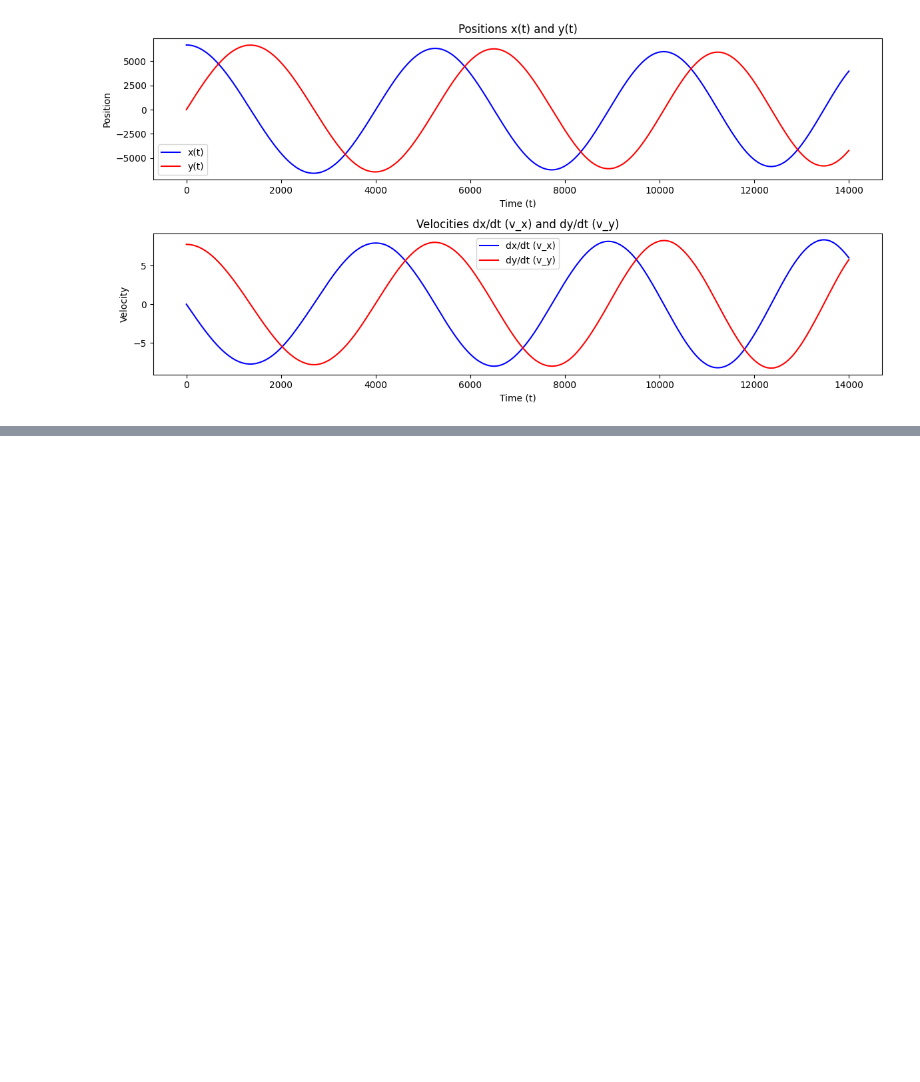
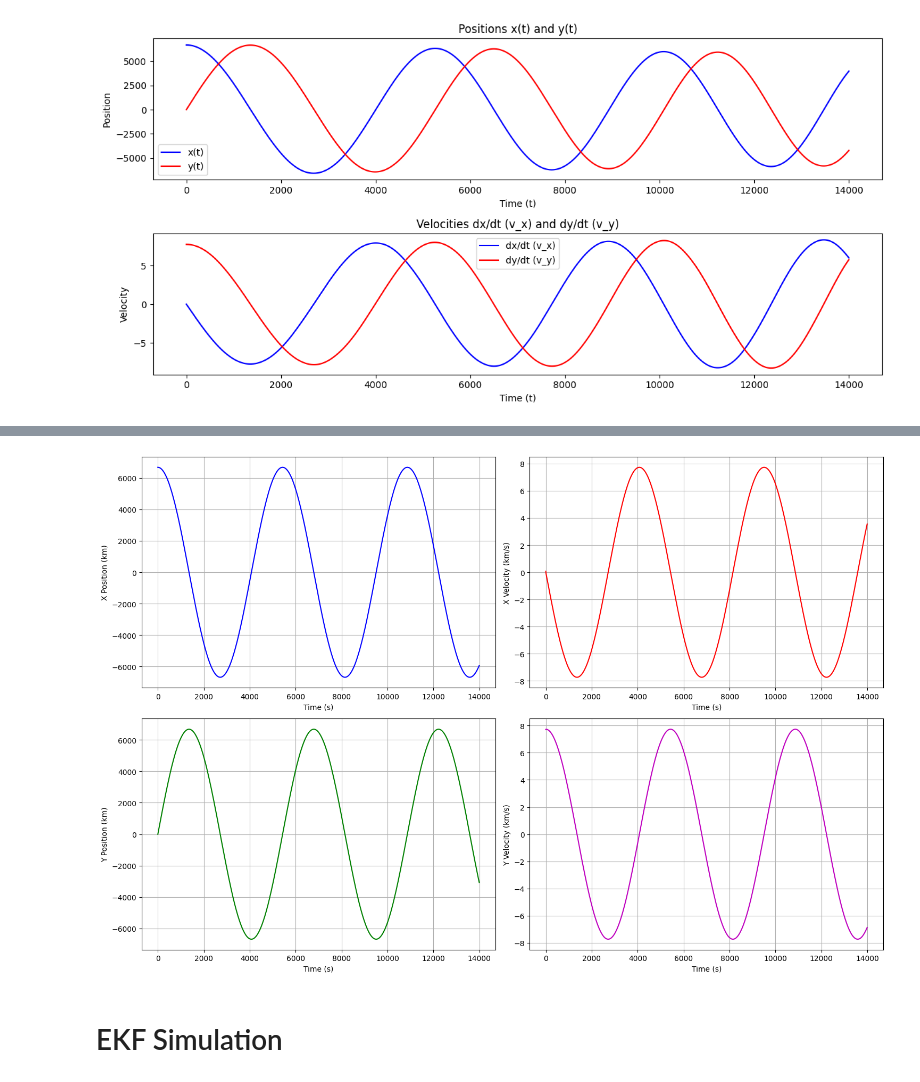
Before and after one commit to almustaphasilvester/asen-5044-final-project, a Jupyter notebook: FinalProject.ipynb, the cells around one changed output, grey strips where cells are left out. Cells and saved outputs as stored; diff of their text form; code cells hidden in the pictures; blank space fills up the shorter version.

```diff
--- a/FinalProject.ipynb
+++ b/FinalProject.ipynb
@@ -17,7 +17,7 @@ Re = 6378 # km
 ## Define Tracking Station Functions
 # %%
 def theta(i):
-    return (i - 1)*(np.pi/6)
+    return (i)*(np.pi/6)
 
 def xs(t, i):
     return Re*np.cos(w * t + theta(i))
@@ -294,0 +436,9 @@ plt.show()
+# %%
+# Calculate A, B, C, D at Nominal Points
+def get_nominal_points(t, T):
+    theta_nom = (t/T)*(2*np.pi)
+    x = np.cos(theta_nom) * x0
+    y = np.sin(theta_nom) * x0
+    xd = -1*np.sin(theta_nom) * x0 * (u/x0**3)**(1/2)
+    yd = np.cos(theta_nom) * x0 * (u/x0**3)**(1/2)
+    return x, y, xd, yd
@@ -294,0 +690,9 @@ plt.show()
+# %%
+# Define Initial Conditions
+mu_static = 398600
+w = 2*np.pi/86400
+Re = 6378
+x0 = 6678
+xd0 = 0
+y0 = 0
+yd0 = x0*((mu_static/x0**3)**(1/2))
@@ -294,0 +729,42 @@ plt.show()
+# %%
+import matplotlib.pyplot as plt
+
+# Convert x_history to numpy array for easier plotting
+x_history_array = np.array(x_history)
+
+# Create time vector
+t = np.arange(0, len(x_history)*10, 10)
+
+# Create subplots
+fig, ((ax1, ax2), (ax3, ax4)) = plt.subplots(2, 2, figsize=(15, 10))
+
+# Plot x position
+ax1.plot(t, x_history_array[:,0], 'b-')
+ax1.set_xlabel('Time (s)')
+ax1.set_ylabel('X Position (km)')
+ax1.grid(True)
+
+# Plot x velocity
+ax2.plot(t, x_history_array[:,1], 'r-')
+ax2.set_xlabel('Time (s)')
+ax2.set_ylabel('X Velocity (km/s)')
+ax2.grid(True)
+
+# Plot y position
+ax3.plot(t, x_history_array[:,2], 'g-')
+ax3.set_xlabel('Time (s)')
+ax3.set_ylabel('Y Position (km)')
+ax3.grid(True)
+
+# Plot y velocity
+ax4.plot(t, x_history_array[:,3], 'm-')
+ax4.set_xlabel('Time (s)')
+ax4.set_ylabel('Y Velocity (km/s)')
+ax4.grid(True)
+
+plt.tight_layout()
+plt.show()
+# %% [output]
+[figure, added]
+# %% [markdown]
+# EKF Simulation
```
Also changed, not shown: parts of 21 cells of this notebook, 6 other files.
